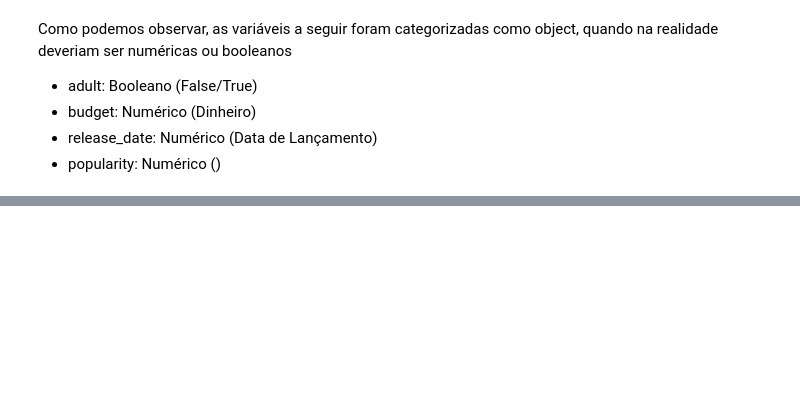
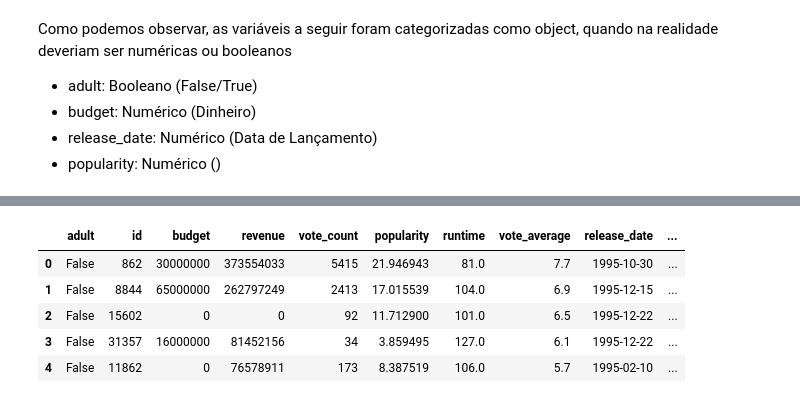
Before and after one commit to py-zeli/BoraVer, a Jupyter notebook: analise-exploratoria.ipynb, the cells around one changed output, grey strips where cells are left out. Cells and saved outputs as stored; diff of their text form; code cells hidden in the pictures; blank space fills up the shorter version.

```diff
--- a/analise-exploratoria.ipynb
+++ b/analise-exploratoria.ipynb
@@ -103,0 +105,34 @@ memory usage: 5.9+ MB
+# %%
+# Para facilitar a visualização da tipagem dos dados, vamos reorganizar a tabela
+nova_ordem_colunas = [
+    # Booleana
+    'adult',
+
+    # Numéricas (Inteiros)
+    'id', 'budget', 'revenue', 'vote_count',
+
+    # Numéricas (Decimais / Floats)
+    'popularity', 'runtime', 'vote_average',
+
+    # Data
+    'release_date',
+
+    # Texto / Objeto (Descritivas)
+    'title', 'original_title', 'overview',
+
+    # Texto / Objeto (Listas/Metadados)
+    'genres', 'belongs_to_collection', 'production_countries', 'spoken_languages',
+
+    # Texto / Objeto (IDs/Código)
+    'imdb_id', 'original_language'
+]
+
+df = df[nova_ordem_colunas]
+df.head(5)
+# %% [output]
+|  | adult | id | budget | revenue | vote_count | popularity | runtime | vote_average | release_date | ... |
+| 0 | False | 862 | 30000000 | 373554033 | 5415 | 21.946943 | 81.0 | 7.7 | 1995-10-30 | ... |
+| 1 | False | 8844 | 65000000 | 262797249 | 2413 | 17.015539 | 104.0 | 6.9 | 1995-12-15 | ... |
+| 2 | False | 15602 | 0 | 0 | 92 | 11.712900 | 101.0 | 6.5 | 1995-12-22 | ... |
+| 3 | False | 31357 | 16000000 | 81452156 | 34 | 3.859495 | 127.0 | 6.1 | 1995-12-22 | ... |
+| 4 | False | 11862 | 0 | 76578911 | 173 | 8.387519 | 106.0 | 5.7 | 1995-02-10 | ... |
```
Also changed, not shown: parts of 12 cells of this notebook, 1 other file.
